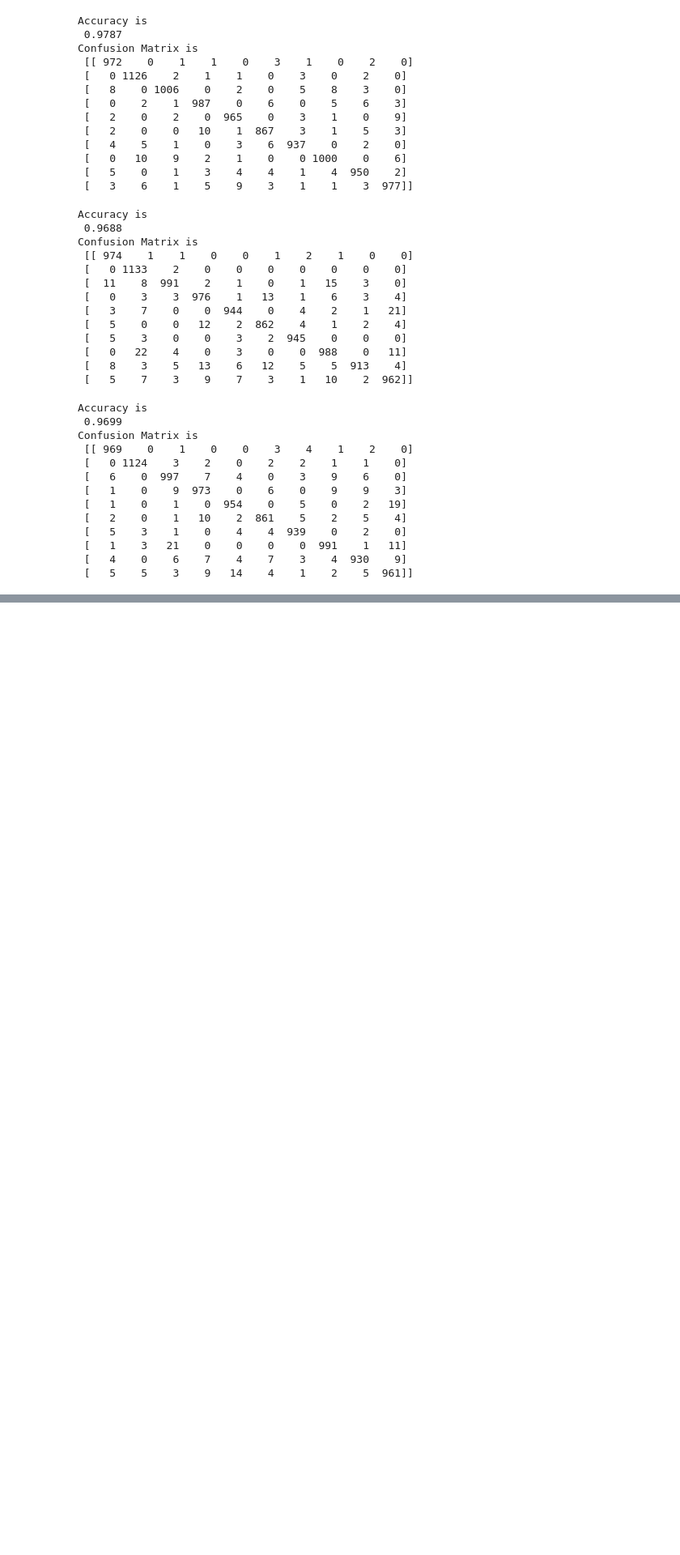
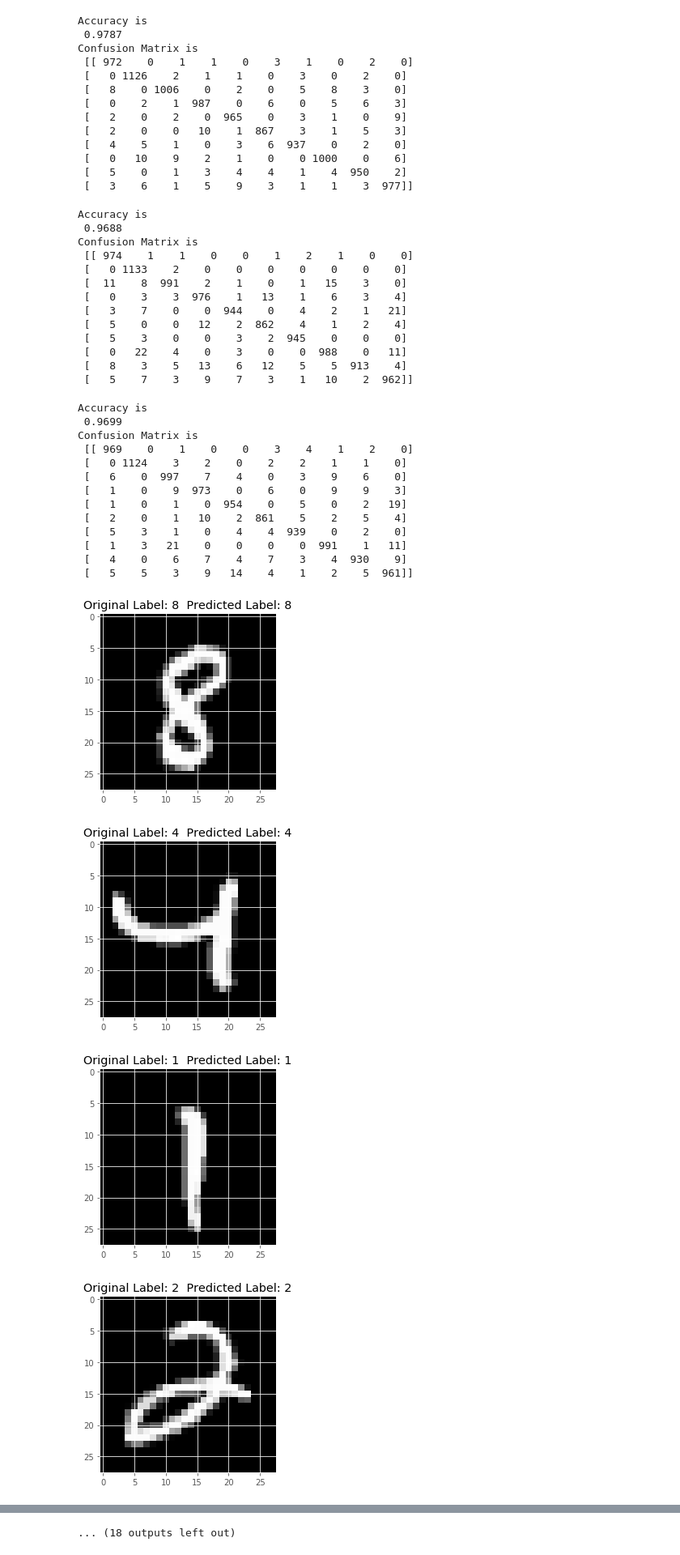
Before and after one commit to CSALS/Digit-Recognizer, a Jupyter notebook: model/trainedModel/trainModel.ipynb, the cells around one changed output, grey strips where cells are left out. Shown at 81% size. Drawn from its saved outputs; the diff is of its cells as text; code cells hidden in the pictures; blank space fills up the shorter version.

```diff
--- a/model/trainedModel/trainModel.ipynb
+++ b/model/trainedModel/trainModel.ipynb
@@ -41,8 +42,3 @@ print('\nLoaded Testing Data...')
 Loading Testing Data...
 
 Loaded Testing Data...
-# %%
-for index in range(train_img.shape[0]):
-    if train_labels[index] == 9:
-        plt.imshow(train_img[index].reshape(28,28),cmap='gray')
-        plt.show()
@@ -167,0 +152,26 @@ Confusion Matrix is
+# %%
+svmClassifier = joblib.load('svmClassifier.pickle')
+knnClassifier = joblib.load('knnClassifier.pickle')
+rfcClassifier = joblib.load('rfcClassifier.pickle')
+# %%
+randPerm = np.random.randint(0,test_img.shape[0],30)
+# %%
+for index in randPerm:
+    prediction = []
+    testImage = test_img[index].reshape(1, -1)
+    prediction.append(svmClassifier.predict(testImage)[0])
+    prediction.append(knnClassifier.predict(testImage)[0])
+    prediction.append(rfcClassifier.predict(testImage)[0])
+    try:
+        predictedLabel = mode(prediction)
+    except statistics.StatisticsError:
+        predictedLabel = prediction[0]
+    #Output image
+    plt.title('Original Label: {0}  Predicted Label: {1}'.format(test_labels[index], predictedLabel))
+    plt.imshow(testImage.reshape(28,28), cmap = 'gray')
+    plt.show()
+# %% [output]
+[figure, added]
+[figure, added]
+[figure, added]
+[figure, added]
@@ -167,0 +186 @@ Confusion Matrix is
+... (18 outputs left out)
```
Also changed, not shown: parts of 4 cells of this notebook, 7 other files.
